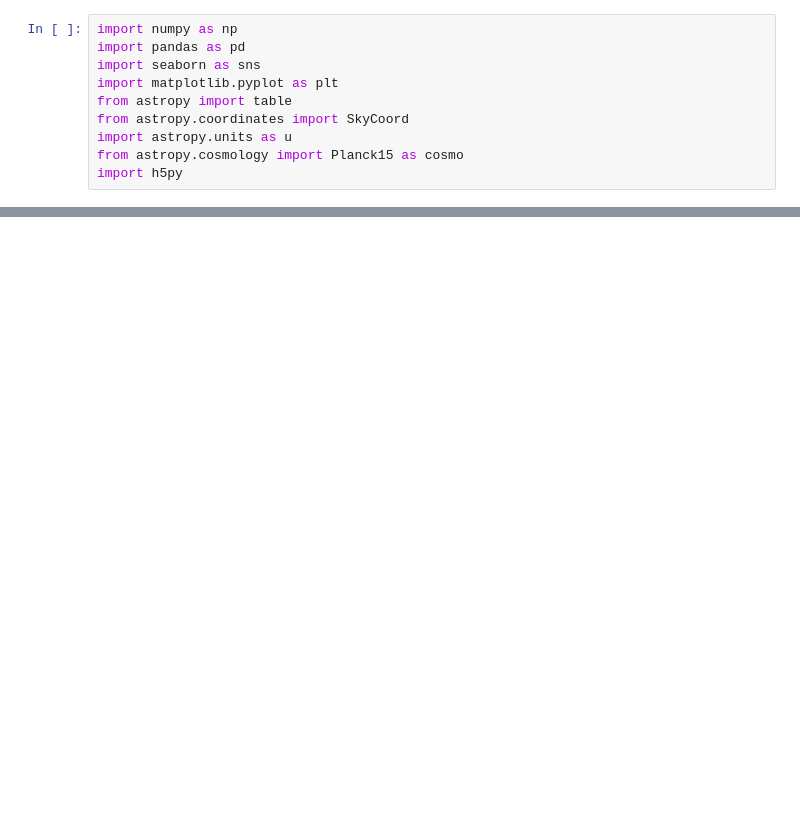
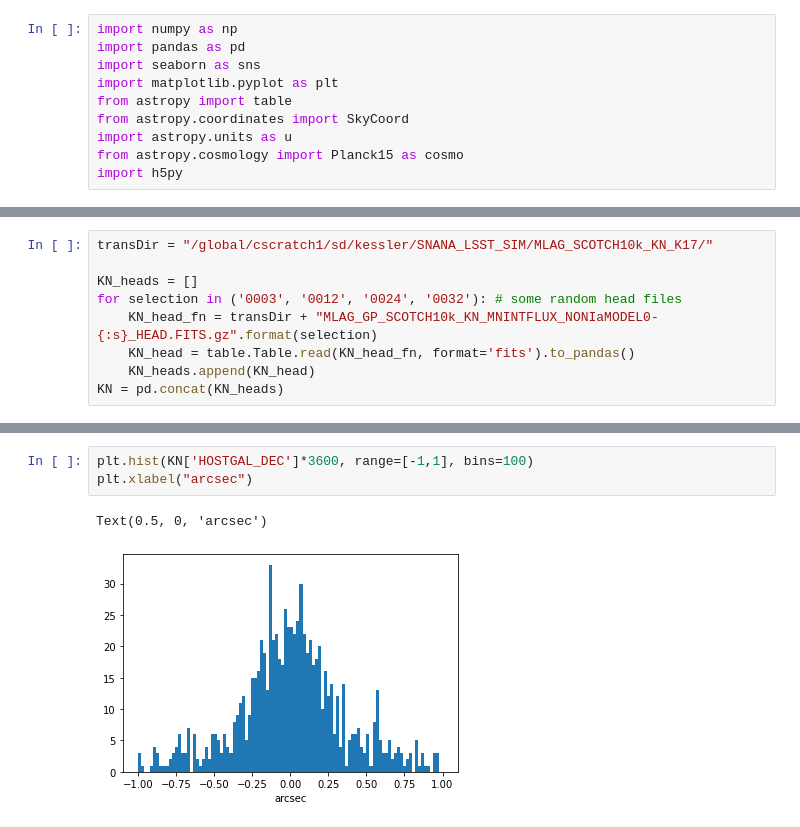
Before and after one commit to LSSTDESC/transient-host-sims, a Jupyter notebook: notebooks/validation_notebooks/nucleus_separation.ipynb, the cells around one changed output, grey strips where cells are left out. Drawn from its saved outputs; the diff is of its cells as text; blank space fills up the shorter version.

```diff
--- a/notebooks/validation_notebooks/nucleus_separation.ipynb
+++ b/notebooks/validation_notebooks/nucleus_separation.ipynb
@@ -95,0 +65,9 @@ plt.legend()
+# %%
+transDir = "/global/cscratch1/sd/kessler/SNANA_LSST_SIM/MLAG_SCOTCH10k_KN_K17/"
+
+KN_heads = []
+for selection in ('0003', '0012', '0024', '0032'): # some random head files
+    KN_head_fn = transDir + "MLAG_GP_SCOTCH10k_KN_MNINTFLUX_NONIaMODEL0-{:s}_HEAD.FITS.gz".format(selection)
+    KN_head = table.Table.read(KN_head_fn, format='fits').to_pandas()
+    KN_heads.append(KN_head)
+KN = pd.concat(KN_heads)
@@ -95,0 +89,6 @@ plt.legend()
+# %%
+plt.hist(KN['HOSTGAL_DEC']*3600, range=[-1,1], bins=100)
+plt.xlabel("arcsec")
+# %% [output]
+Text(0.5, 0, 'arcsec')
+[figure, added]
```
Also changed, not shown: parts of 29 cells of this notebook.
